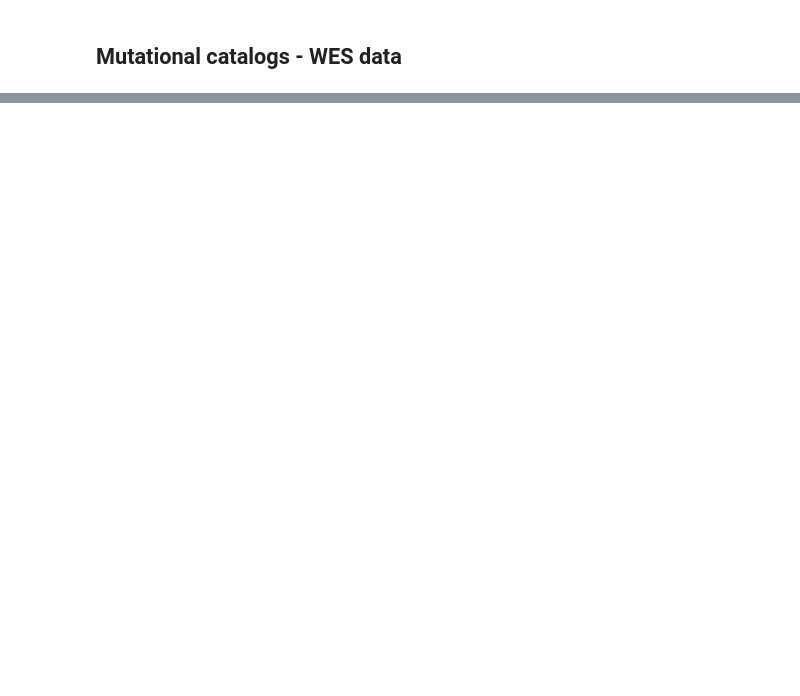
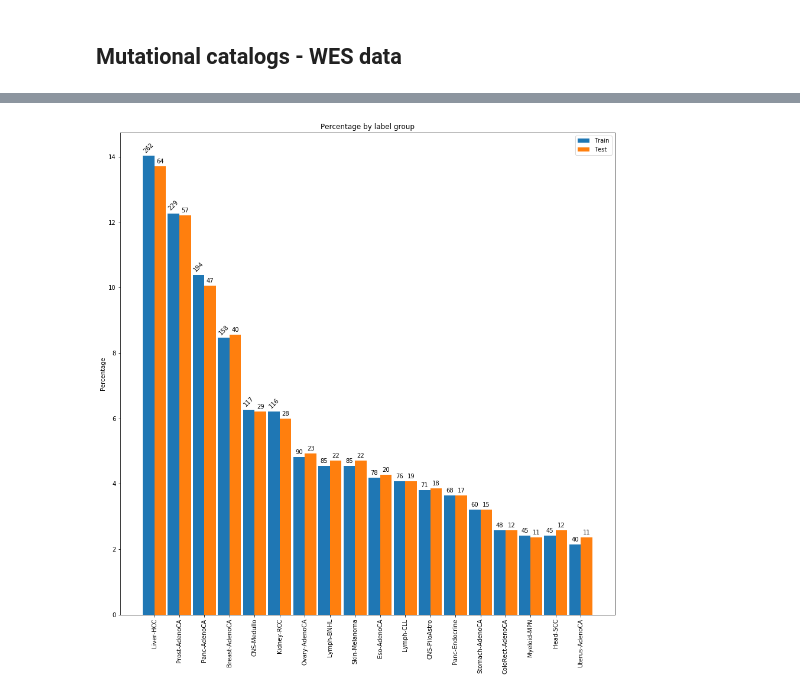
Before and after one commit to dovydask/MLMB-project, a Jupyter notebook: MachineLearning_inMolecularBiology2020_GroupProject.ipynb, the cells around one changed output, grey strips where cells are left out. Cells and saved outputs as stored; diff of their text form; code cells hidden in the pictures; blank space fills up the shorter version.

```diff
--- a/MachineLearning_inMolecularBiology2020_GroupProject.ipynb
+++ b/MachineLearning_inMolecularBiology2020_GroupProject.ipynb
@@ -47,8 +29,12 @@ The verbose.level rcparam was deprecated in Matplotlib 3.1 and will be removed i
+# %%
+
+root_dir = '/content/drive/My Drive/Colab Notebooks/MLinMB/Group_Project_MLMB2020/'
+# !ls '/content/drive/My Drive/Colab Notebooks/MLinMB/Group_Project_MLMB2020'
 # %% [markdown]
 ## Mutational catalogs and activities - WGS data
 # %%
 ## PCAWG data is performed by the same pipeline
-PCAWG_wgs_mut = pd.read_csv ("./project_data/catalogs/WGS/WGS_PCAWG.96.csv")
+PCAWG_wgs_mut = pd.read_csv (root_dir + "project_data/catalogs/WGS/WGS_PCAWG.96.csv")
 PCAWG_wgs_mut.head(2)
 # %% [output]
 |  | Mutation type | Trinucleotide | Biliary-AdenoCA::SP117655 | Biliary-AdenoCA::SP117556 | Biliary-AdenoCA::SP117627 | ... |
@@ -549,0 +246,33 @@ def SVM(X_train, X_test, y_train, y_test, C, gamma):
+# %%
+class Normalizer:
+    def __init__(self, X):
+        self.fit(X)
+    def fit(self, X):
+        self.X = X
+        self.X_mean = np.mean(self.X, axis = 0)
+        self.X_std = np.std(self.X, axis = 0)
+    def normalize(self, X):
+        return (X - self.X_mean) / self.X_std
+    def revert(self, X):
+        return X * self.X_std + self.X_mean
+    @staticmethod
+    def normalize_all(X, *Xs):
+        # to avoid using validation set
+        n = Normalizer(X)
+        return n, tuple([n.normalize(X)] + [n.normalize(x) for x in Xs])
+    @staticmethod
+    def normalize_all_task(T, *Ts):
+        # to avoid using validation set
+        n = Normalizer(T.X)
+        return n, tuple([Task(n.normalize(T.X), T.Y)] + [Task(n.normalize(t.X), t.Y) for t in Ts])
+# %%
+npr.seed(0)
+raw_tasks = sum([[Task(dataset.X_96, dataset.Y_t), Task(dataset.X_96, dataset.Y_r), Task(dataset.X_96, dataset.Y_c)] for dataset in Datasets], [])
+# t1 = raw_tasks[2]
+t1 = raw_tasks[2].cutoff_rare(50)
+t1.X = np.log(t1.X + 1)
+t1t, t1v = t1.split()
+PlotLabelSplit(t1t, t1v)
+t1n, (t1tn, t1vn) = Normalizer.normalize_all_task(t1t, t1v)
+# %% [output]
+[figure, added]
```
Also changed, not shown: parts of 54 cells of this notebook.
